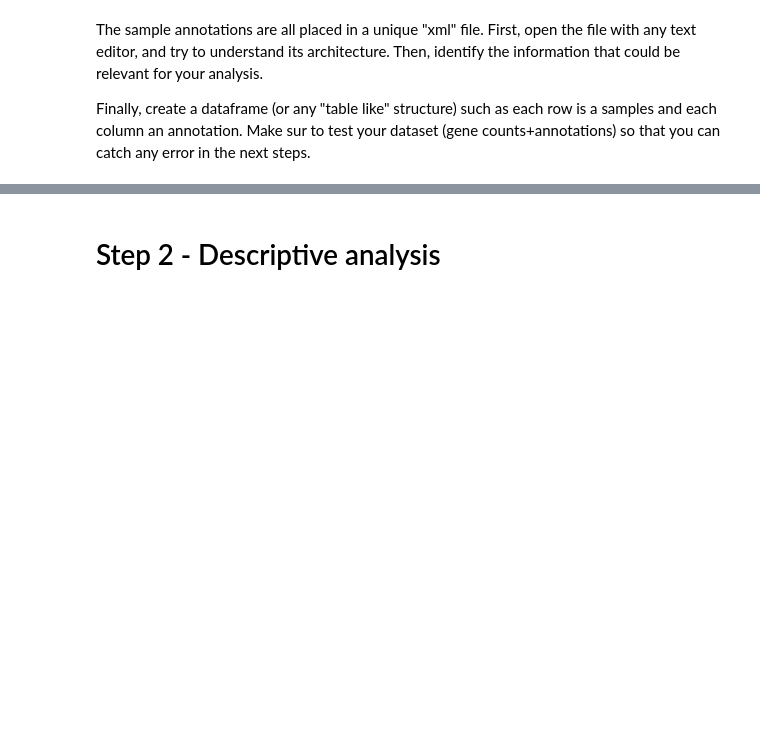
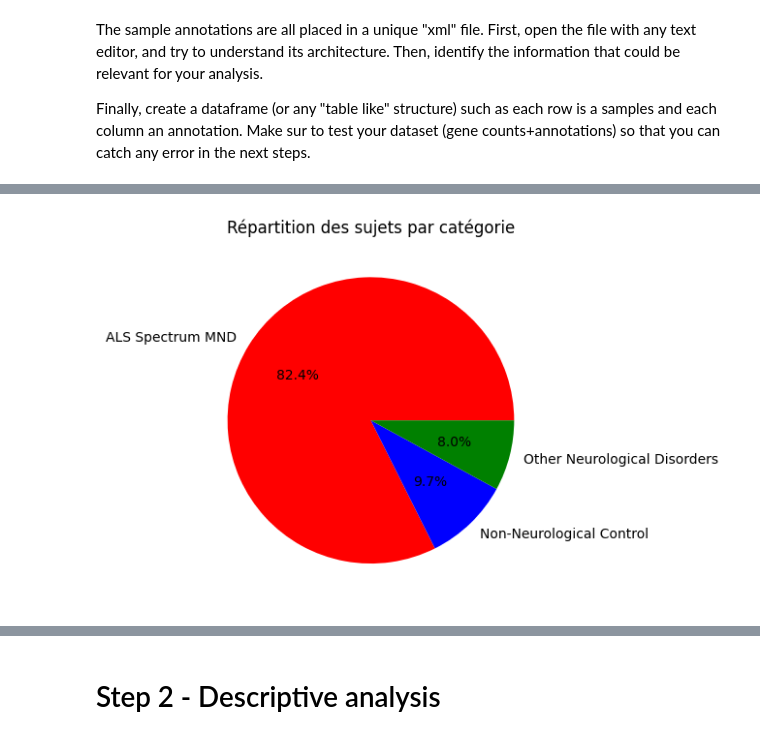
Before and after one commit to betacodd/Biomarkers_identification, a Jupyter notebook: Levy_Eytan_Bakic_Eytan/Eytan_part.ipynb, the cells around one changed output, grey strips where cells are left out. Saved outputs shown, nothing was run; the diff lists cells and outputs as text; code cells hidden in the pictures; blank space fills up the shorter version.

Commit message:
better visualisation

```diff
--- a/Levy_Eytan_Bakic_Eytan/Eytan_part.ipynb
+++ b/Levy_Eytan_Bakic_Eytan/Eytan_part.ipynb
@@ -208,12 +317,25 @@ class SampleAnnotation:
             data = {'sample_id': sample_id, **annotations}
             data_list.append(data)
 
-        #print(ET.tostring(root, encoding='unicode'))
-
         # Creating the DataFrame from the data
 
         self.df = pd.DataFrame(data_list)
 
+    def represent_sample_groups(self):
+        counts = self.df['sample group'].value_counts(normalize=True) * 100
+
+        # Créer un diagramme camembert
+        plt.pie(counts.values, labels=counts.index, autopct='%1.1f%%', colors=['red', 'blue', 'green'])
+        plt.title('Répartition des sujets par catégorie')
+        plt.show()
+
+    def represent_cns_subregion(self):
+        counts = self.df['cns subregion'].value_counts(normalize=True) * 100
+
+        # Créer un diagramme camembert
+        plt.pie(counts.values, labels=counts.index, autopct='%1.1f%%', colors=['red', 'blue', 'green', 'yellow'])
+        plt.title('Répartition des sujets par catégorie')
+        plt.show()
 
     def __str__(self):
         if self.df is None:
@@ -226,3 +348,7 @@ class SampleAnnotation:
             self.merge_samples()
         sub_df = self.df.loc[:, columns]
         return sub_df
+# %%
+Annotations = SampleAnnotation()
+Annotations.collect_annotations()
+Annotations.df.head()
@@ -228,0 +362,4 @@ class SampleAnnotation:
+# %%
+Annotations.represent_sample_groups()
+# %% [output]
+[figure, added]
```
Also changed, not shown: parts of 13 cells of this notebook.
